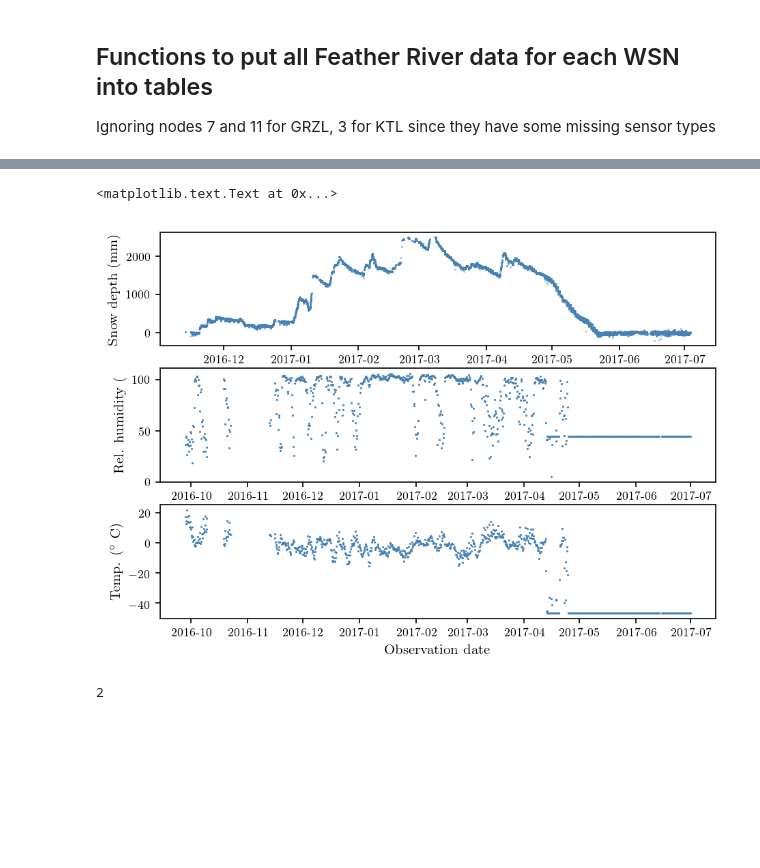
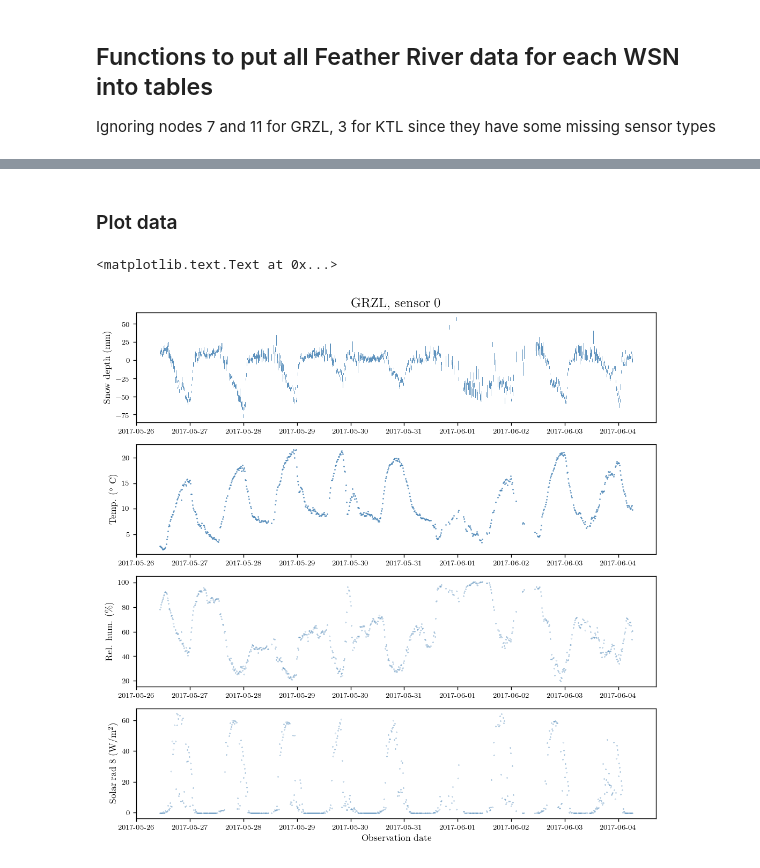
Before and after one commit to adam-coogan/snow_data_cleaning, a Jupyter notebook: scripts/FeatherFormatter.ipynb, the cells around one changed output, grey strips where cells are left out. Cells and saved outputs as stored; diff of their text form; code cells hidden in the pictures; blank space fills up the shorter version.

```diff
--- a/scripts/FeatherFormatter.ipynb
+++ b/scripts/FeatherFormatter.ipynb
@@ -28,0 +16,7 @@ raw_data = {}
+# %%
+base_data_path = "../raw_data/feather_data/"
+output_path = "../raw_data/feather_data/"
+
+# Info on what's available
+feather_wsns = ["KTL", "GRZL"]
+feather_sensortypes = ["snowdepth", "snowdepth_stdev", "rel_humidity", "air_temp", "solar_rad"]
@@ -103,24 +88,42 @@ df_feather.to_csv("../output/feather/" + site_name.lower() + ".csv", header=True
-# %%
-plt.figure(figsize=(7, 5), dpi=150)
-
-sensor = 1
-
-plt.subplot(3, 1, 1)
-plt.plot(df_feather["time"].values, df_feather["snowdepth_%i"%sensor].values, '.', markersize=0.5)
-plt.ylabel("Snow depth (mm)")
-
-plt.subplot(3, 1, 2)
-plt.plot(df_feather["time"].values, df_feather["rel_humidity_%i"%sensor], '.', markersize=1)
-plt.ylabel("Rel. humidity (%)")
-
-plt.subplot(3, 1, 3)
-plt.plot(df_feather["time"].values, df_feather["air_temp_%i"%sensor].values, '.', markersize=1)
-plt.xlabel("Observation date")
-plt.ylabel(r"Temp. ($^\circ$ C)")
-# %% [output]
-<matplotlib.text.Text at 0x...>
-[figure, removed]
-# %%
-1+1
-# %% [output]
-2
+# %% [markdown]
+### Plot data
+# %%
+plt.figure(figsize=(10, 10))
+
+sensor = 0
+
+# Choose time range to plot
+i_ti = 15000
+i_tf = 15700
+times = df_wsn["time"].iloc[i_ti:i_tf]
+
+# Extract data
+snowdepths = df_wsn["snowdepth_%i" % sensor].iloc[i_ti:i_tf]
+snowdepth_stdevs = df_wsn["snowdepth_stdev_%i" % sensor].iloc[i_ti:i_tf]
+rel_humidity = df_wsn["rel_humidity_%i" % sensor].iloc[i_ti:i_tf]
+air_temp = df_wsn["air_temp_%i" % sensor].iloc[i_ti:i_tf]
+# Use single sensor's solar radiation as proxy for site
+wsn_solar_rad = df_wsn["solar_rad_8"].iloc[i_ti:i_tf]
+
+plt.subplot(4, 1, 1)
+plt.title(wsn + ", sensor %i" % sensor)
+#plt.plot(times, snowdepths - snowdepth_stdevs, '.', markersize=0.5, color="steelblue")
+for t, sd, sd_stdev in zip(times, snowdepths, snowdepth_stdevs):
+    plt.plot(2*[t], [sd-sd_stdev, sd+sd_stdev], '-', linewidth=0.5, color="steelblue")
+plt.ylabel("Snow depth (mm)")
+
+plt.subplot(4, 1, 2)
+plt.plot(times, air_temp, '.', markersize=1)
+plt.ylabel(r"Temp. ($^\circ$ C)")
+
+plt.subplot(4, 1, 3)
+plt.plot(times, rel_humidity, '.', markersize=0.5)
+plt.ylabel("Rel. hum. (\%)")
+
+plt.subplot(4, 1, 4)
+plt.plot(times, wsn_solar_rad, '.', markersize=0.5)
+plt.xlabel("Observation date")
+plt.ylabel(r"Solar rad 8 (W/m$^2$)")
+# %% [output]
+<matplotlib.text.Text at 0x...>
+[figure, added]
```
Also changed, not shown: parts of 7 cells of this notebook.
